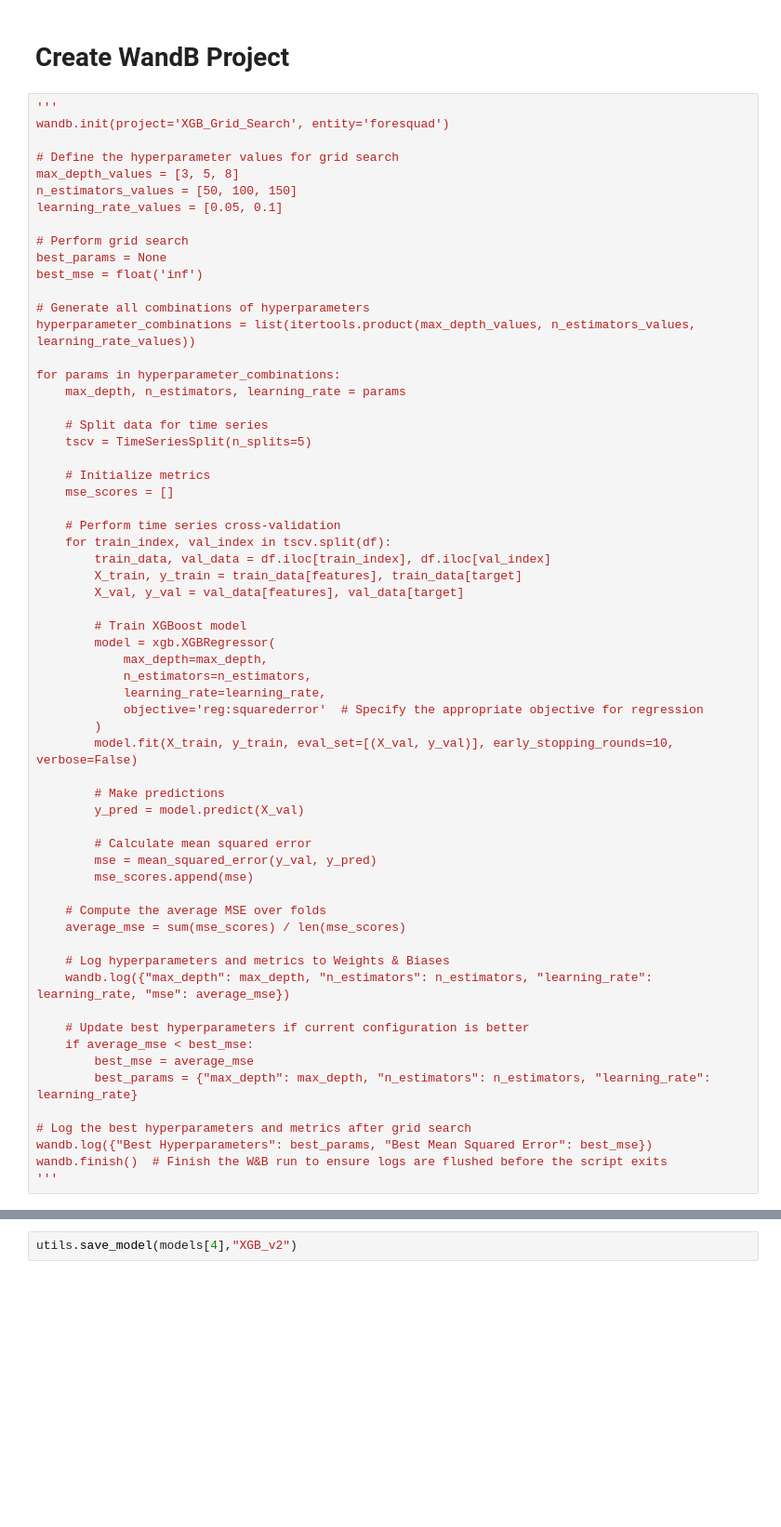
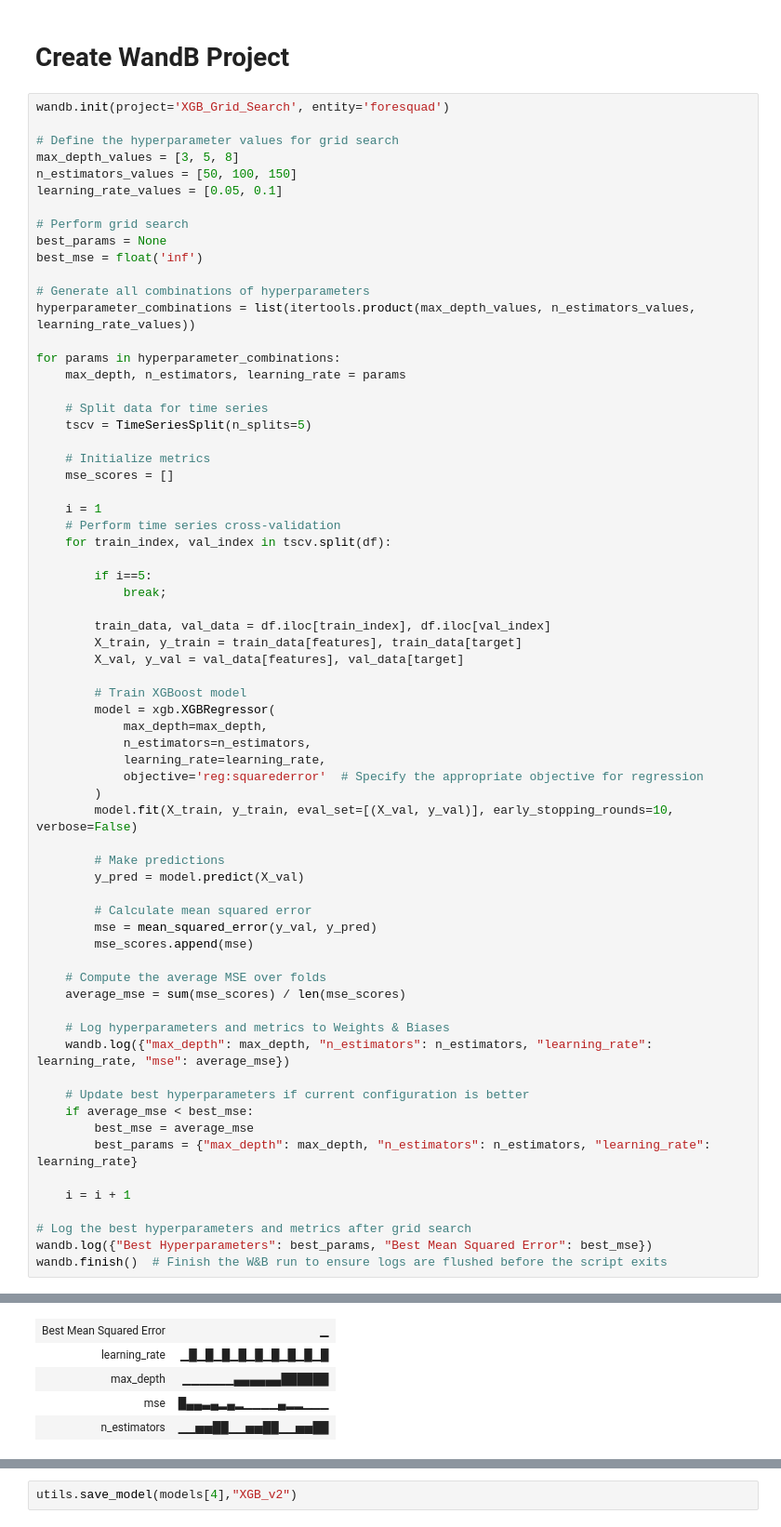
Before and after one commit to goksu-uzunturk/DI502_ElectricityPrediction, a Jupyter notebook: notebooks/TrainXGBModel_v2.ipynb, the cells around one changed output, grey strips where cells are left out. Shown at 93% size. Cells and saved outputs as stored; diff of their text form; blank space fills up the shorter version.

```diff
--- a/notebooks/TrainXGBModel_v2.ipynb
+++ b/notebooks/TrainXGBModel_v2.ipynb
@@ -71,7 +71,6 @@ df=df.sort_values(by='timestamp')
 # %% [markdown]
 # Create WandB Project
 # %%
-'''
 wandb.init(project='XGB_Grid_Search', entity='foresquad')
 
 # Define the hyperparameter values for grid search
@@ -95,8 +94,13 @@ for params in hyperparameter_combinations:
     # Initialize metrics
     mse_scores = []
 
+    i = 1
     # Perform time series cross-validation
     for train_index, val_index in tscv.split(df):
+
+        if i==5:
+            break;
+
         train_data, val_data = df.iloc[train_index], df.iloc[val_index]
         X_train, y_train = train_data[features], train_data[target]
         X_val, y_val = val_data[features], val_data[target]
@@ -128,8 +132,9 @@ for params in hyperparameter_combinations:
         best_mse = average_mse
         best_params = {"max_depth": max_depth, "n_estimators": n_estimators, "learning_rate": learning_rate}
 
+    i = i + 1
+
 # Log the best hyperparameters and metrics after grid search
 wandb.log({"Best Hyperparameters": best_params, "Best Mean Squared Error": best_mse})
 wandb.finish()  # Finish the W&B run to ensure logs are flushed before the script exits
-'''
 # %% [output]
@@ -136,0 +152,5 @@ wandb.finish()  # Finish the W&B run to ensure logs are flushed before the scrip
+| Best Mean Squared Error | ▁ |
+| learning_rate | ▁█▁█▁█▁█▁█▁█▁█▁█▁█ |
+| max_depth | ▁▁▁▁▁▁▄▄▄▄▄▄██████ |
+| mse | █▄▄▃▄▂▄▂▁▁▁▁▄▂▂▁▁▁ |
+| n_estimators | ▁▁▅▅██▁▁▅▅██▁▁▅▅██ |
```
Also changed, not shown: parts of 6 cells of this notebook, 2 other files.
